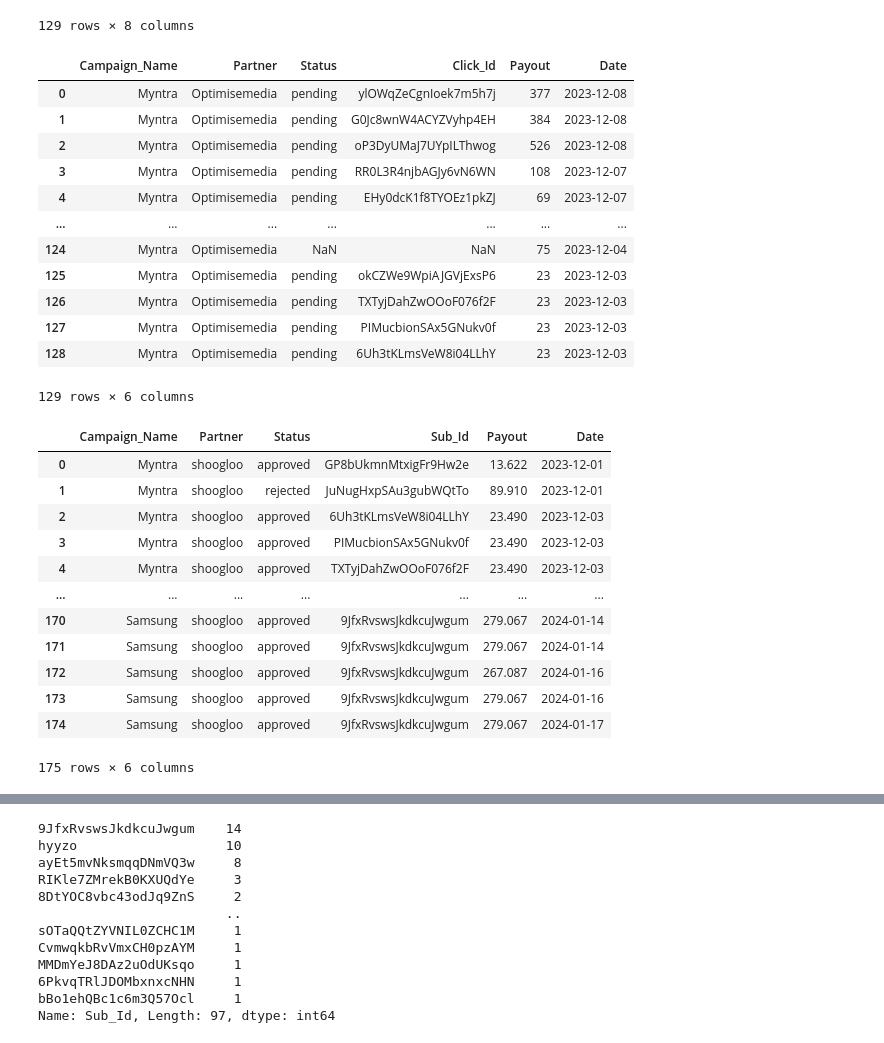
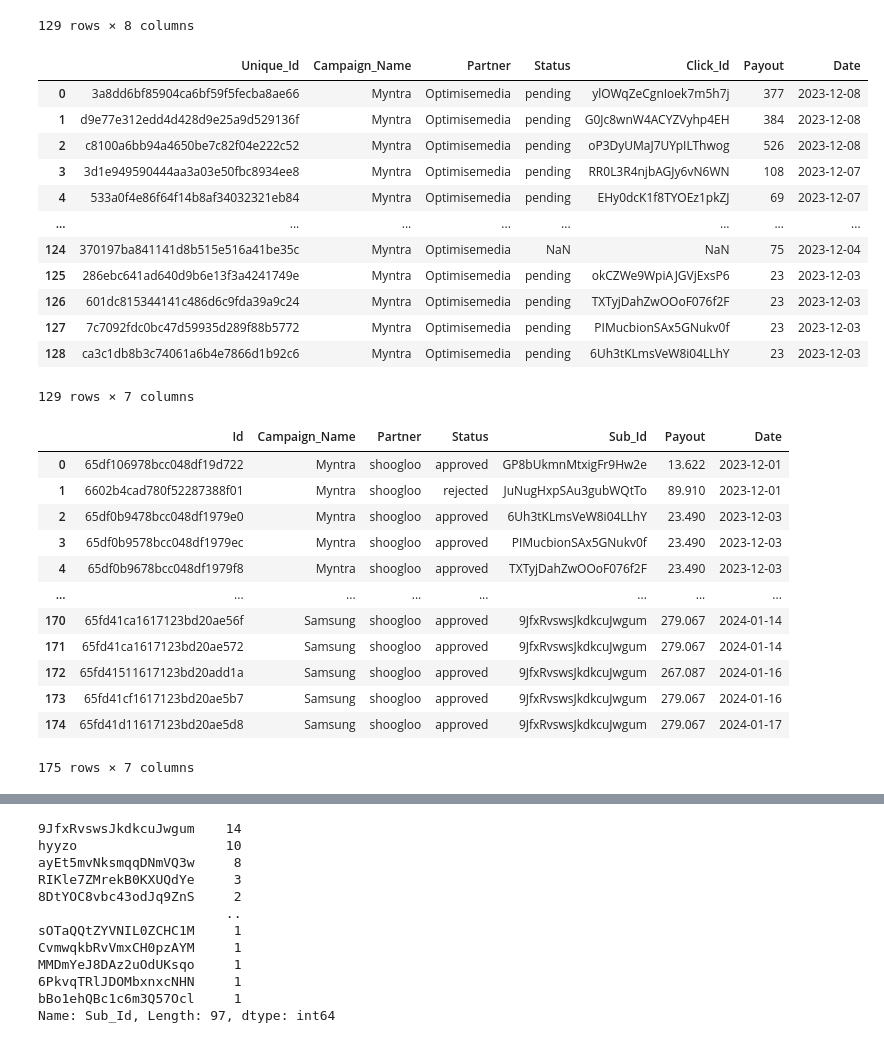
Before and after one commit to Maruf-Ahmad-khan/Car_Price_Prediction_Sklearn_Column_Transformation, a Jupyter notebook: Comparision_Hyyzo.ipynb, the cells around one changed output, grey strips where cells are left out. Saved outputs shown, nothing was run; the diff lists cells and outputs as text; code cells hidden in the pictures.

```diff
--- a/Comparision_Hyyzo.ipynb
+++ b/Comparision_Hyyzo.ipynb
@@ -212,25 +212,25 @@ Hyyzo_new_cols
 | 128 | ca3c1db8b3c74061a6b4e7866d1b92c6 | Myntra | Optimisemedia | pending | 522.0 | 6Uh3tKLmsVeW8i04LLhY | 23 | 2023-12-03 |
 129 rows × 8 columns
 # %%
-demo = Hyyzo_new_cols[['Campaign_Name', 'Partner', 'Status', 'Click_Id', 'Payout', 'Date']]
+demo = Hyyzo_new_cols[['Unique_Id','Campaign_Name', 'Partner', 'Status', 'Click_Id', 'Payout', 'Date']]
 demo
 # %% [output]
-|  | Campaign_Name | Partner | Status | Click_Id | Payout | Date |
-| 0 | Myntra | Optimisemedia | pending | ylOWqZeCgnIoek7m5h7j | 377 | 2023-12-08 |
-| 1 | Myntra | Optimisemedia | pending | G0Jc8wnW4ACYZVyhp4EH | 384 | 2023-12-08 |
-| 2 | Myntra | Optimisemedia | pending | oP3DyUMaJ7UYpILThwog | 526 | 2023-12-08 |
-| 3 | Myntra | Optimisemedia | pending | RR0L3R4njbAGJy6vN6WN | 108 | 2023-12-07 |
-| 4 | Myntra | Optimisemedia | pending | EHy0dcK1f8TYOEz1pkZJ | 69 | 2023-12-07 |
-| ... | ... | ... | ... | ... | ... | ... |
-| 124 | Myntra | Optimisemedia | NaN | NaN | 75 | 2023-12-04 |
-| 125 | Myntra | Optimisemedia | pending | okCZWe9WpiAJGVjExsP6 | 23 | 2023-12-03 |
-| 126 | Myntra | Optimisemedia | pending | TXTyjDahZwOOoF076f2F | 23 | 2023-12-03 |
-| 127 | Myntra | Optimisemedia | pending | PIMucbionSAx5GNukv0f | 23 | 2023-12-03 |
-| 128 | Myntra | Optimisemedia | pending | 6Uh3tKLmsVeW8i04LLhY | 23 | 2023-12-03 |
+|  | Unique_Id | Campaign_Name | Partner | Status | Click_Id | Payout | Date |
+| 0 | 3a8dd6bf85904ca6bf59f5fecba8ae66 | Myntra | Optimisemedia | pending | ylOWqZeCgnIoek7m5h7j | 377 | 2023-12-08 |
+| 1 | d9e77e312edd4d428d9e25a9d529136f | Myntra | Optimisemedia | pending | G0Jc8wnW4ACYZVyhp4EH | 384 | 2023-12-08 |
+| 2 | c8100a6bb94a4650be7c82f04e222c52 | Myntra | Optimisemedia | pending | oP3DyUMaJ7UYpILThwog | 526 | 2023-12-08 |
+| 3 | 3d1e949590444aa3a03e50fbc8934ee8 | Myntra | Optimisemedia | pending | RR0L3R4njbAGJy6vN6WN | 108 | 2023-12-07 |
+| 4 | 533a0f4e86f64f14b8af34032321eb84 | Myntra | Optimisemedia | pending | EHy0dcK1f8TYOEz1pkZJ | 69 | 2023-12-07 |
+| ... | ... | ... | ... | ... | ... | ... | ... |
+| 124 | 370197ba841141d8b515e516a41be35c | Myntra | Optimisemedia | NaN | NaN | 75 | 2023-12-04 |
+| 125 | 286ebc641ad640d9b6e13f3a4241749e | Myntra | Optimisemedia | pending | okCZWe9WpiAJGVjExsP6 | 23 | 2023-12-03 |
+| 126 | 601dc815344141c486d6c9fda39a9c24 | Myntra | Optimisemedia | pending | TXTyjDahZwOOoF076f2F | 23 | 2023-12-03 |
+| 127 | 7c7092fdc0bc47d59935d289f88b5772 | Myntra | Optimisemedia | pending | PIMucbionSAx5GNukv0f | 23 | 2023-12-03 |
+| 128 | ca3c1db8b3c74061a6b4e7866d1b92c6 | Myntra | Optimisemedia | pending | 6Uh3tKLmsVeW8i04LLhY | 23 | 2023-12-03 |
-129 rows × 6 columns
+129 rows × 7 columns
 # %%
 def Select_New_Cols(New_Cols):
-     return New_Cols.filter(items=['Campaign_Name',
+     return New_Cols.filter(items=['Id','Campaign_Name',
                                    'Partner', 'Status',
                                     'Sub_Id',"Payout", 'Date'
                                     ]
@@ -239,19 +239,19 @@ def Select_New_Cols(New_Cols):
 New_data_cols = Select_New_Cols(New_Cols)
 New_data_cols
 # %% [output]
-|  | Campaign_Name | Partner | Status | Sub_Id | Payout | Date |
-| 0 | Myntra | shoogloo | approved | GP8bUkmnMtxigFr9Hw2e | 13.622 | 2023-12-01 |
-| 1 | Myntra | shoogloo | rejected | JuNugHxpSAu3gubWQtTo | 89.910 | 2023-12-01 |
-| 2 | Myntra | shoogloo | approved | 6Uh3tKLmsVeW8i04LLhY | 23.490 | 2023-12-03 |
-| 3 | Myntra | shoogloo | approved | PIMucbionSAx5GNukv0f | 23.490 | 2023-12-03 |
-| 4 | Myntra | shoogloo | approved | TXTyjDahZwOOoF076f2F | 23.490 | 2023-12-03 |
-| ... | ... | ... | ... | ... | ... | ... |
-| 170 | Samsung | shoogloo | approved | 9JfxRvswsJkdkcuJwgum | 279.067 | 2024-01-14 |
-| 171 | Samsung | shoogloo | approved | 9JfxRvswsJkdkcuJwgum | 279.067 | 2024-01-14 |
-| 172 | Samsung | shoogloo | approved | 9JfxRvswsJkdkcuJwgum | 267.087 | 2024-01-16 |
-| 173 | Samsung | shoogloo | approved | 9JfxRvswsJkdkcuJwgum | 279.067 | 2024-01-16 |
-| 174 | Samsung | shoogloo | approved | 9JfxRvswsJkdkcuJwgum | 279.067 | 2024-01-17 |
+|  | Id | Campaign_Name | Partner | Status | Sub_Id | Payout | Date |
+| 0 | 65df106978bcc048df19d722 | Myntra | shoogloo | approved | GP8bUkmnMtxigFr9Hw2e | 13.622 | 2023-12-01 |
+| 1 | 6602b4cad780f52287388f01 | Myntra | shoogloo | rejected | JuNugHxpSAu3gubWQtTo | 89.910 | 2023-12-01 |
+| 2 | 65df0b9478bcc048df1979e0 | Myntra | shoogloo | approved | 6Uh3tKLmsVeW8i04LLhY | 23.490 | 2023-12-03 |
+| 3 | 65df0b9578bcc048df1979ec | Myntra | shoogloo | approved | PIMucbionSAx5GNukv0f | 23.490 | 2023-12-03 |
+| 4 | 65df0b9678bcc048df1979f8 | Myntra | shoogloo | approved | TXTyjDahZwOOoF076f2F | 23.490 | 2023-12-03 |
+| ... | ... | ... | ... | ... | ... | ... | ... |
+| 170 | 65fd41ca1617123bd20ae56f | Samsung | shoogloo | approved | 9JfxRvswsJkdkcuJwgum | 279.067 | 2024-01-14 |
+| 171 | 65fd41ca1617123bd20ae572 | Samsung | shoogloo | approved | 9JfxRvswsJkdkcuJwgum | 279.067 | 2024-01-14 |
+| 172 | 65fd41511617123bd20add1a | Samsung | shoogloo | approved | 9JfxRvswsJkdkcuJwgum | 267.087 | 2024-01-16 |
+| 173 | 65fd41cf1617123bd20ae5b7 | Samsung | shoogloo | approved | 9JfxRvswsJkdkcuJwgum | 279.067 | 2024-01-16 |
+| 174 | 65fd41d11617123bd20ae5d8 | Samsung | shoogloo | approved | 9JfxRvswsJkdkcuJwgum | 279.067 | 2024-01-17 |
-175 rows × 6 columns
+175 rows × 7 columns
 # %%
 New_data_cols[New_data_cols['Sub_Id'].isnull()]
 # %% [output]
```
Also changed, not shown: parts of 20 cells of this notebook, 3 other files.
